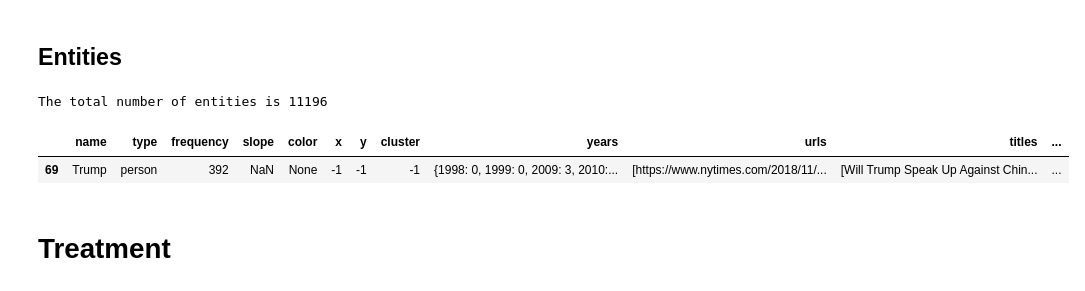
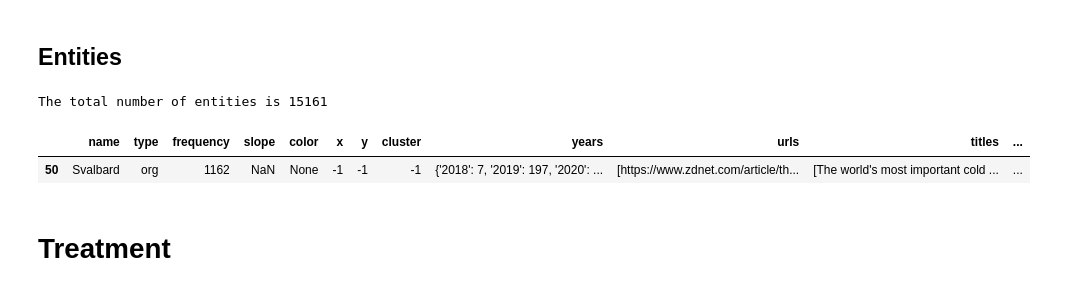
Before and after one commit to AlbaTaboada/Edgelands, a Jupyter notebook: analysis.ipynb, the cells around one changed output. Saved outputs shown, nothing was run; the diff lists cells and outputs as text; code cells hidden in the pictures.

```diff
--- a/analysis.ipynb
+++ b/analysis.ipynb
@@ -77,0 +53,17 @@ len(articles)
+# %%
+all_tags = []
+
+for index, row in df.iterrows():
+
+    tags = []
+
+    for i, tag in enumerate(row["tags"]):
+        if i < 3:
+            tags.append(tag["label"])
+
+    all_tags.append(tags)
+
+df['TAG'] = all_tags
+df = df.drop(columns=['tags'])
+
+df.sample()
@@ -82,7 +77,7 @@ entities = np.empty((0, 12), dtype=object)
 
 years_template = {}
 
-for year in sorted(set(articles['year'].tolist())):
+for year in sorted(set(df["year"].tolist())):
     years_template[year] = 0
 
 
@@ -126,21 +121,27 @@ def update(entity, type):  # Function for writing
         entities[index, 11][0] += co  # Co-occurrences
 
 
-for index, row in articles.iterrows():  # Iteration on all the articles
+for index, row in df.iterrows():  # Iteration on all the articles
 
     url = row["url"]
     year = row["year"]
     title = row["title"]
-    cooccurrences = list(set(row["subjects"] + row["orgs"] + row["people"]))
 
-    for entity in row["subjects"]:
-        update(entity, "subject")
+    ind = row["IND"].tolist()
+    org = row["ORG"].tolist()
+    tag = row["TAG"]
 
-    for entity in row["orgs"]:
+    cooccurrences = list(ind + org + tag)
+
+    for entity in ind:
+        update(entity, "ind")
+
+    for entity in org:
         update(entity, "org")
 
-    for entity in row["people"]:
-        update(entity, "person")
+    for entity in tag:
+        update(entity, "tag")
+
 
 # Numpy to Pandas
 
@@ -157,35 +158,35 @@ entities_all = pd.DataFrame(
         "cluster",
         "years",
         "urls",
         "titles",
         "cooccurrences",
     ],
 )  # Dataset
 entities_all = entities_all.astype(
     {
         "name": "str",
         "type": "str",
         "frequency": "int",
         "slope": "float",
         "color": "str",
         "x": "int",
         "y": "int",
         "cluster": "int",
         "years": "object",
         "urls": "object",
         "titles": "object",
         "cooccurrences": "object",
     }
 )
 
 
 print("The total number of entities is", len(entities))
 
 entities_all.sort_values(by=["frequency"], ascending=False).head(1)
 # %% [output]
-The total number of entities is 11196
+The total number of entities is 15161
 |  | name | type | frequency | slope | color | x | y | cluster | years | urls | titles | ... |
-| 69 | Trump | person | 392 | NaN | None | -1 | -1 | -1 | {1998: 0, 1999: 0, 2009: 3, 2010:... | [https://www.nytimes.com/2018/11/... | [Will Trump Speak Up Against Chin... | ... |
+| 50 | Svalbard | org | 1162 | NaN | None | -1 | -1 | -1 | {'2018': 7, '2019': 197, '2020': ... | [https://www.zdnet.com/article/th... | [The world's most important cold ... | ... |
 # %% [markdown]
 # Treatment
 # %% [markdown]
```
Also changed, not shown: parts of 14 cells of this notebook, 6 other files.
